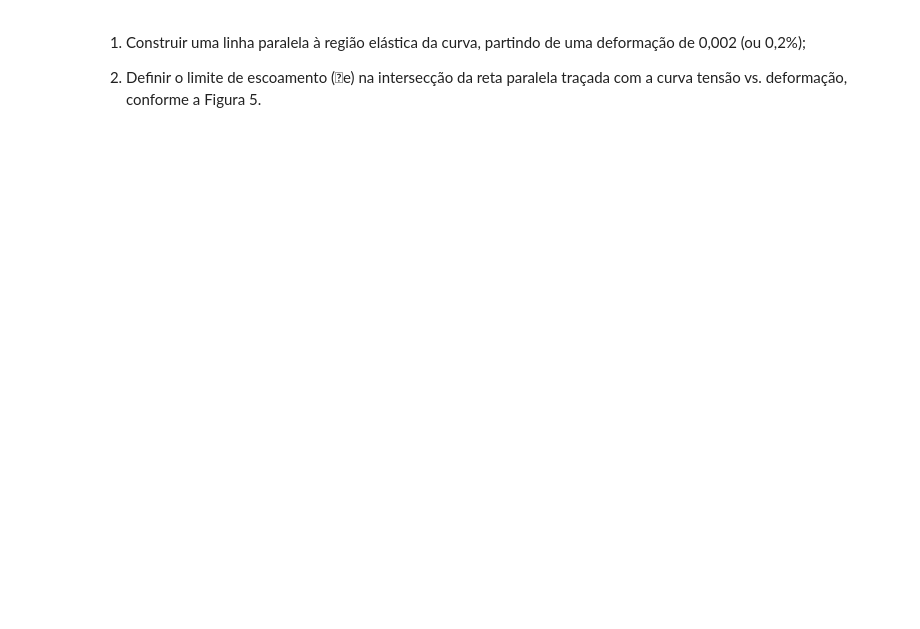
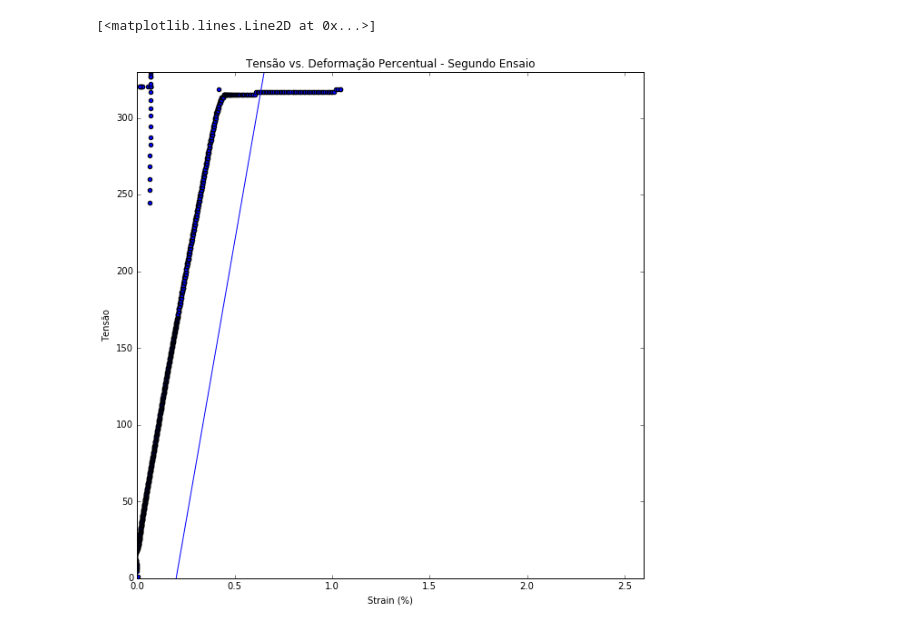
Before and after one commit to alcapriles/desconstruindoamateria, a Jupyter notebook: relatorio1.ipynb, the cells around one changed output. Drawn from its saved outputs; the diff is of its cells as text; code cells hidden in the pictures; blank space fills up the shorter version.

Commit message:
lmite de escoamento

```diff
--- a/relatorio1.ipynb
+++ b/relatorio1.ipynb
@@ -39,7 +62,11 @@ plt.title('Tensão vs. Deformação Percentual - Segundo Ensaio')
-# %% [markdown]
-1) Construir uma linha paralela à região elástica da curva, partindo de uma
-deformação de 0,002 (ou 0,2%);
-
-
-2) Definir o limite de escoamento (e) na intersecção da reta paralela traçada
-com a curva tensão vs. deformação, conforme a Figura 5.
+# %%
+ensaio2.plot(kind='scatter', x='Strain (%)', y='Tensão', figsize=(10,10))
+plt.axis([0,2.6,0,330])
+plt.title('Tensão vs. Deformação Percentual - Segundo Ensaio')
+
+x_min, x_max = 0.2,0.8
+y_min, y_max = 0, slope2*(x_max-x_min)
+plt.plot([x_min, x_max], [y_min, y_max])
+# %% [output]
+[<matplotlib.lines.Line2D at 0x...>]
+[figure, added]
```
Also changed, not shown: parts of 8 cells of this notebook, 2 other files.
